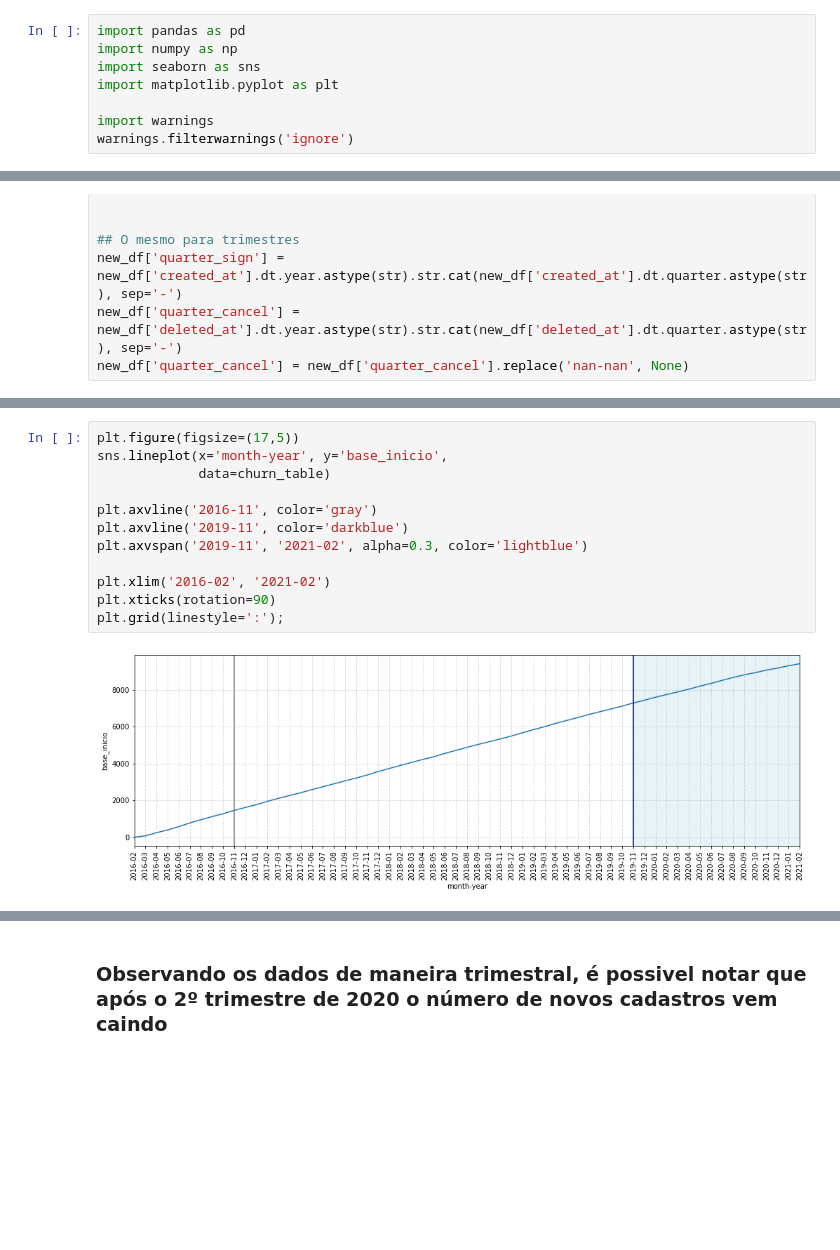
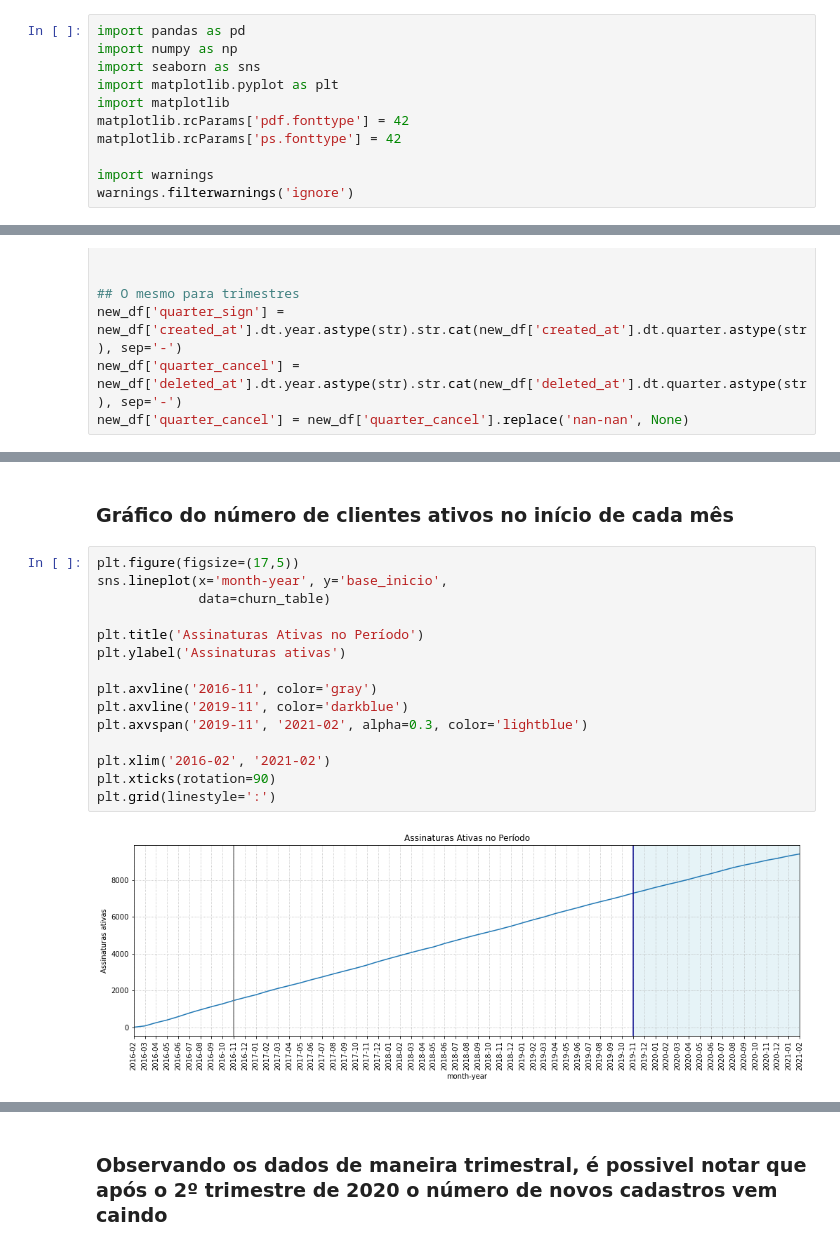
Before and after one commit to gabsalles/churn_analysis, a Jupyter notebook: Churn Petlove.ipynb, the cells around one changed output, grey strips where cells are left out. Cells and saved outputs as stored; diff of their text form; blank space fills up the shorter version.

```diff
--- a/Churn Petlove.ipynb
+++ b/Churn Petlove.ipynb
@@ -3,6 +3,9 @@ import pandas as pd
 import numpy as np
 import seaborn as sns
 import matplotlib.pyplot as plt
+import matplotlib
+matplotlib.rcParams['pdf.fonttype'] = 42
+matplotlib.rcParams['ps.fonttype'] = 42
 
 import warnings
 warnings.filterwarnings('ignore')
@@ -131,17 +163,22 @@ plt.grid(linestyle=':');
+# %% [markdown]
+### Gráfico do número de clientes ativos no início de cada mês
 # %%
 plt.figure(figsize=(17,5))
 sns.lineplot(x='month-year', y='base_inicio',
              data=churn_table)
+
+plt.title('Assinaturas Ativas no Período')
+plt.ylabel('Assinaturas ativas')
 
 plt.axvline('2016-11', color='gray')
 plt.axvline('2019-11', color='darkblue')
 plt.axvspan('2019-11', '2021-02', alpha=0.3, color='lightblue')
 
 plt.xlim('2016-02', '2021-02')
 plt.xticks(rotation=90)
-plt.grid(linestyle=':');
+plt.grid(linestyle=':')
 # %% [output]
-[figure, old version]
+[figure, new version]
 # %% [markdown]
 ## Gráfico indicativo do número de cadastros por mês ao longo do tempo
 
```
Also changed, not shown: parts of 77 cells of this notebook.
